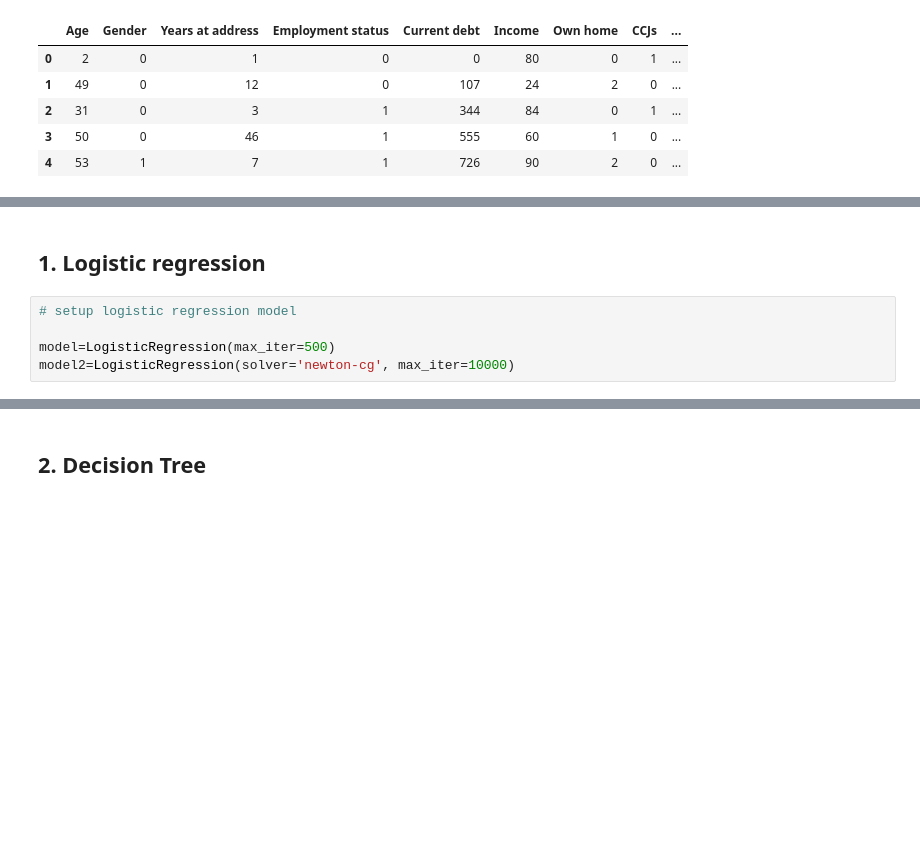
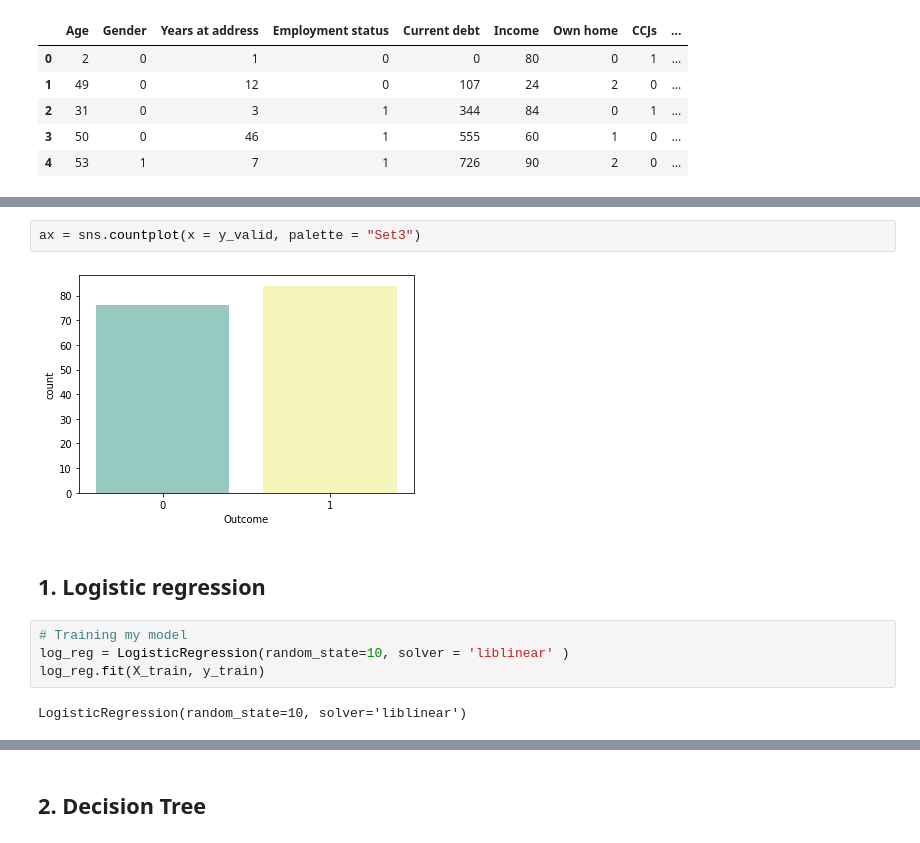
Before and after one commit to John-Ad/DTA-Assignment, a Jupyter notebook: dta_assignment/Assignment code.ipynb, the cells around one changed output, grey strips where cells are left out. Saved outputs shown, nothing was run; the diff lists cells and outputs as text; blank space fills up the shorter version.

```diff
--- a/dta_assignment/Assignment code.ipynb
+++ b/dta_assignment/Assignment code.ipynb
@@ -535,8 +574,13 @@ X_train, X_test, y_train, y_test = train_test_split(X,y,test_size=0.1)
+# %%
+ax = sns.countplot(x = y_valid, palette = "Set3")
+# %% [output]
+[figure, added]
 # %% [markdown]
 ## 1. Logistic regression
 # %%
-# setup logistic regression model
-
-model=LogisticRegression(max_iter=500)
-model2=LogisticRegression(solver='newton-cg', max_iter=10000)
+# Training my model
+log_reg = LogisticRegression(random_state=10, solver = 'liblinear' )
+log_reg.fit(X_train, y_train)
+# %% [output]
+LogisticRegression(random_state=10, solver='liblinear')
 # %%
```
Also changed, not shown: parts of 30 cells of this notebook.
